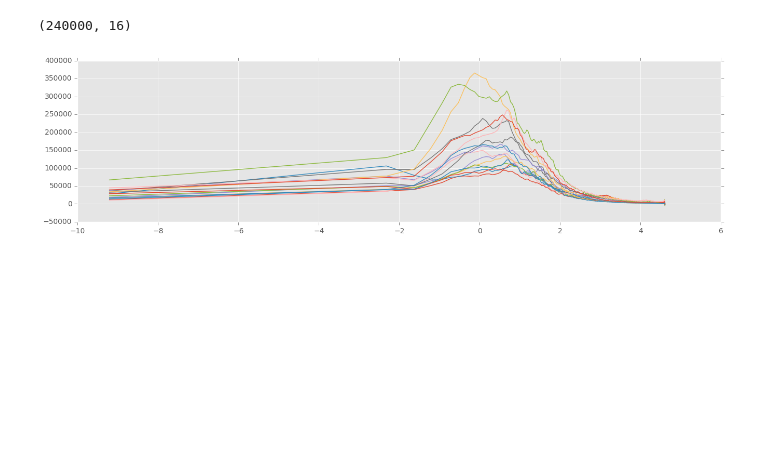
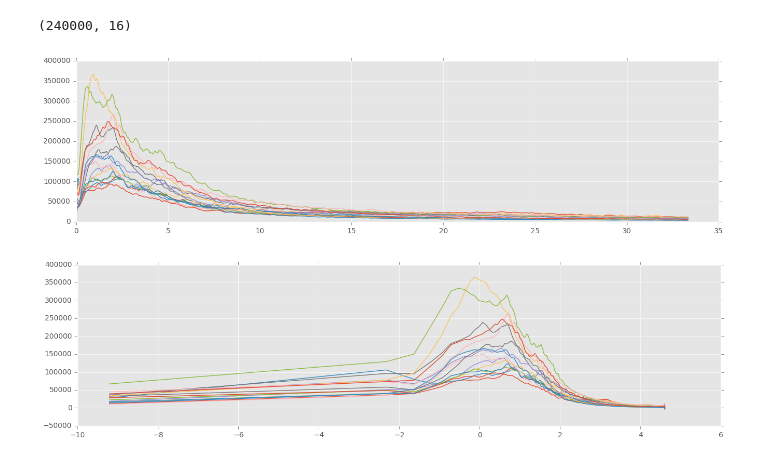
Before and after one commit to xkortex/eeg_seizure_prediction, a Jupyter notebook: explore05_moarspectral.ipynb, the cells around one changed output. Drawn from its saved outputs; the diff is of its cells as text; code cells hidden in the pictures; blank space fills up the shorter version.

```diff
--- a/explore05_moarspectral.ipynb
+++ b/explore05_moarspectral.ipynb
@@ -159,9 +163,12 @@ fsig_a1 = np.abs(fsig1[:l/4])
 # %%
 cutoff = 1
 fsig_f = auxfilter.butterfilt(fsig_a, cutoff, SR)
 fsig_f1 = auxfilter.butterfilt(fsig_a1, cutoff, SR)
 
-# plt.plot(t[:l/12], fsig_f[:l/12])
+plt.plot(t[:l/12], fsig_f[:l/12])
+print()
+# %% [output]
+[figure, added]
 # %%
 # plt.plot(np.log(fsig_a[:l/8]))
 # %%
```
Also changed, not shown: parts of 5 cells of this notebook, 5 other files.
